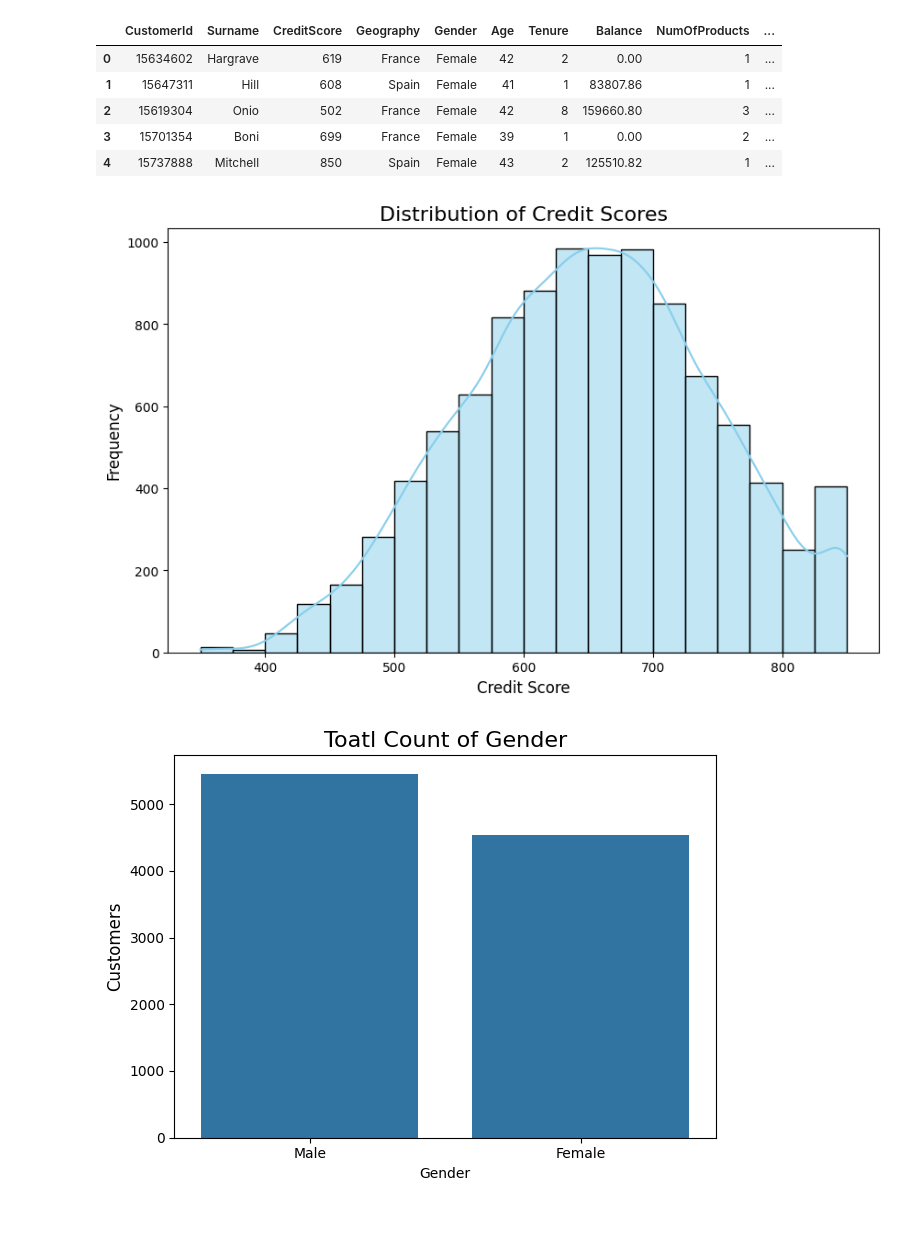
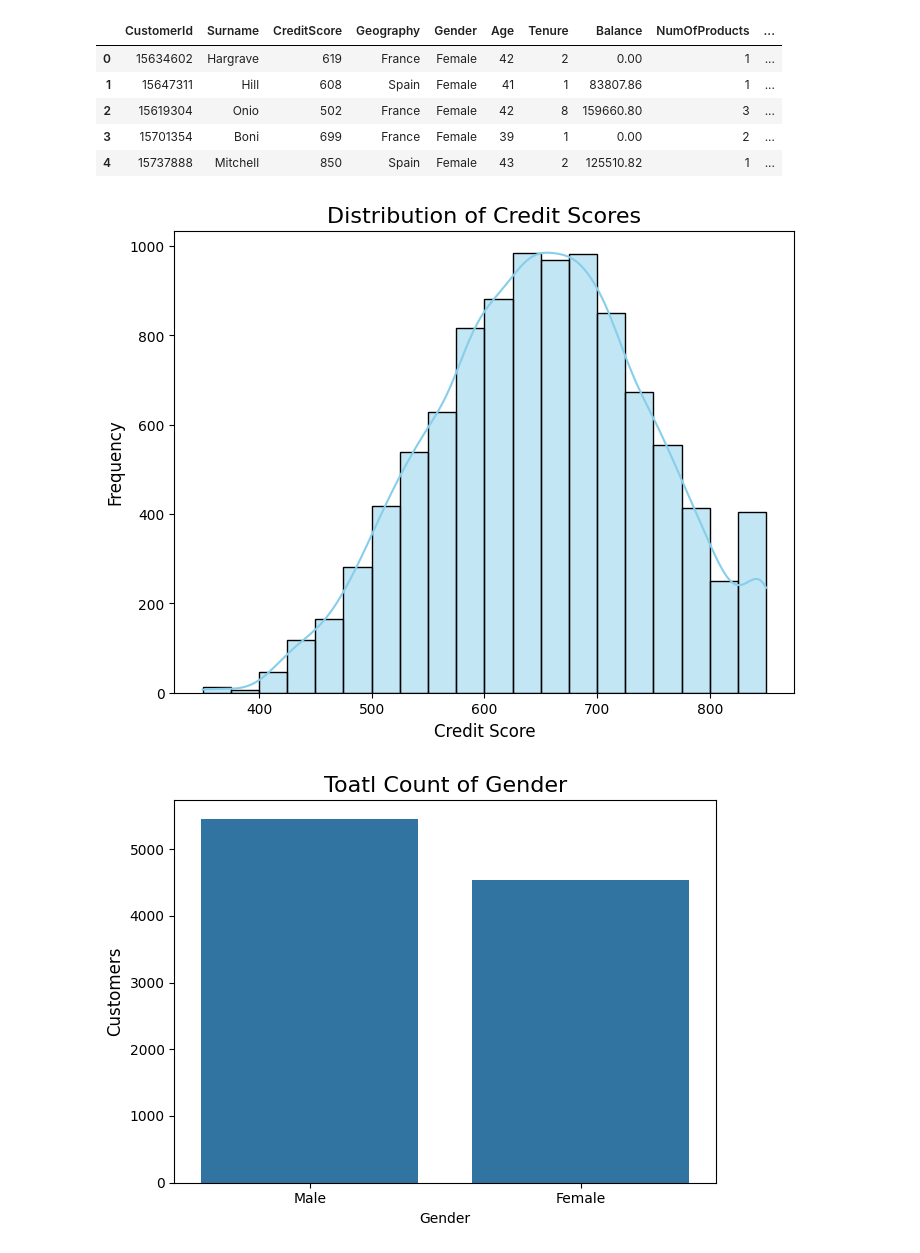
Before and after one commit to PavanGowda547/Customer_churn_analysis, a Jupyter notebook: Customer_Churn_EDA.ipynb, the cells around one changed output. Drawn from its saved outputs; the diff is of its cells as text; code cells hidden in the pictures; blank space fills up the shorter version.

```diff
--- a/Customer_Churn_EDA.ipynb
+++ b/Customer_Churn_EDA.ipynb
@@ -94,14 +94,14 @@ df.head()
 | 4 | 15737888 | Mitchell | 850 | Spain | Female | 43 | 2 | 125510.82 | 1 | ... |
 # %%
 #Distribution of Credit Scores
-plt.figure(figsize=(10, 6))
+plt.figure(figsize=(8, 6))
 sns.histplot(df['CreditScore'], bins=20, kde=True, color='skyblue')
 plt.title('Distribution of Credit Scores', fontsize=16)
 plt.xlabel('Credit Score', fontsize=12)
 plt.ylabel('Frequency', fontsize=12)
 plt.show()
 # %% [output]
-[figure, old version]
+[figure, new version]
 # %%
 #Calculating Gender count
 gender=df['Gender'].value_counts().reset_index()
```
Also changed, not shown: parts of 2 cells of this notebook, 1 other file.
